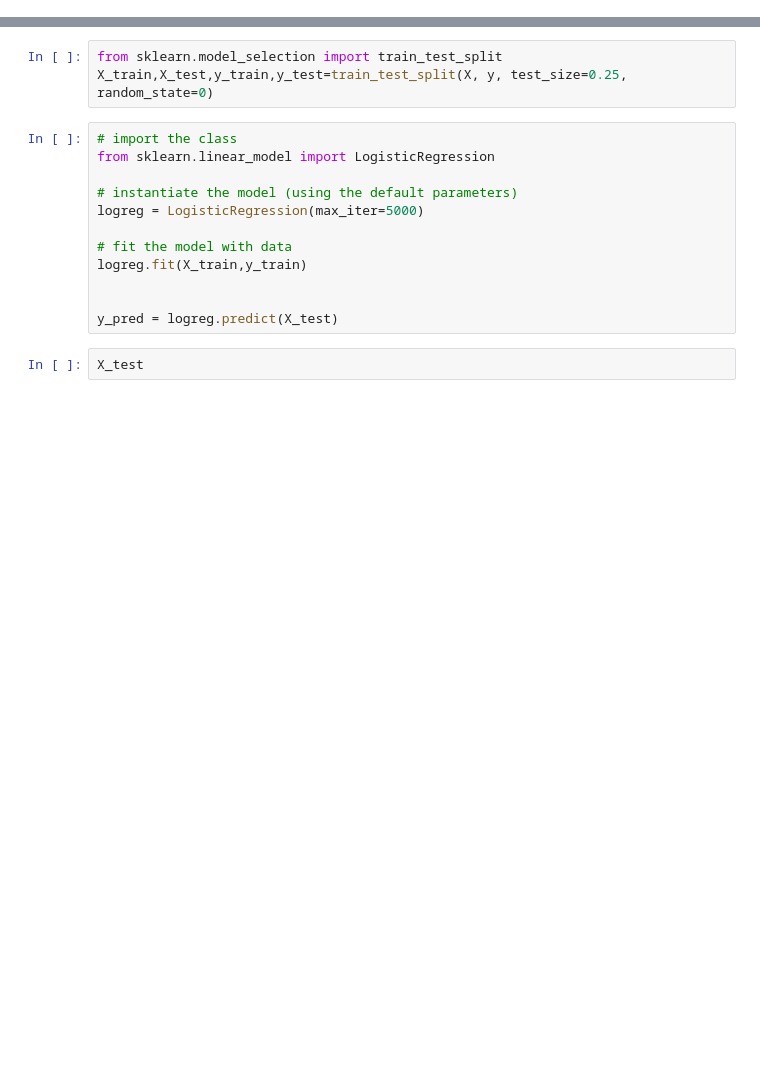
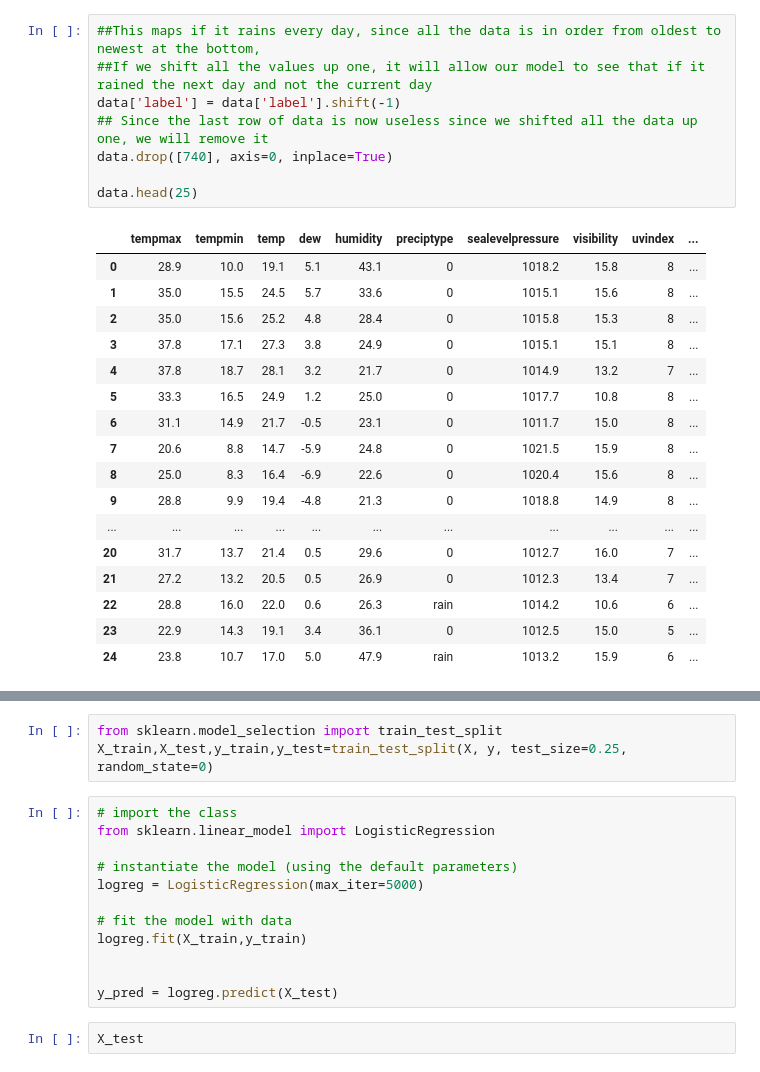
Before and after one commit to lcurtis541/CS334-AML, a Jupyter notebook: HW4/BoiseRainLogisticRegression.ipynb, the cells around one changed output, grey strips where cells are left out. Drawn from its saved outputs; the diff is of its cells as text; blank space fills up the shorter version.

```diff
--- a/HW4/BoiseRainLogisticRegression.ipynb
+++ b/HW4/BoiseRainLogisticRegression.ipynb
@@ -37,6 +40,32 @@ data
 | 739 | 28.8 | 12.8 | 19.8 | -2.4 | 23.4 | 0 | 1015.7 | 11.2 | 8 | ... |
 | 740 | 30.6 | 12.7 | 21.2 | -2.3 | 22.7 | 0 | 1017.1 | 10.1 | 8 | ... |
 741 rows × 10 columns
+# %%
+##This maps if it rains every day, since all the data is in order from oldest to newest at the bottom,
+##If we shift all the values up one, it will allow our model to see that if it rained the next day and not the current day
+data['label'] = data['label'].shift(-1)
+## Since the last row of data is now useless since we shifted all the data up one, we will remove it
+data.drop([740], axis=0, inplace=True)
+
+data.head(25)
+# %% [output]
+|  | tempmax | tempmin | temp | dew | humidity | preciptype | sealevelpressure | visibility | uvindex | ... |
+| 0 | 28.9 | 10.0 | 19.1 | 5.1 | 43.1 | 0 | 1018.2 | 15.8 | 8 | ... |
+| 1 | 35.0 | 15.5 | 24.5 | 5.7 | 33.6 | 0 | 1015.1 | 15.6 | 8 | ... |
+| 2 | 35.0 | 15.6 | 25.2 | 4.8 | 28.4 | 0 | 1015.8 | 15.3 | 8 | ... |
+| 3 | 37.8 | 17.1 | 27.3 | 3.8 | 24.9 | 0 | 1015.1 | 15.1 | 8 | ... |
+| 4 | 37.8 | 18.7 | 28.1 | 3.2 | 21.7 | 0 | 1014.9 | 13.2 | 7 | ... |
+| 5 | 33.3 | 16.5 | 24.9 | 1.2 | 25.0 | 0 | 1017.7 | 10.8 | 8 | ... |
+| 6 | 31.1 | 14.9 | 21.7 | -0.5 | 23.1 | 0 | 1011.7 | 15.0 | 8 | ... |
+| 7 | 20.6 | 8.8 | 14.7 | -5.9 | 24.8 | 0 | 1021.5 | 15.9 | 8 | ... |
+| 8 | 25.0 | 8.3 | 16.4 | -6.9 | 22.6 | 0 | 1020.4 | 15.6 | 8 | ... |
+| 9 | 28.8 | 9.9 | 19.4 | -4.8 | 21.3 | 0 | 1018.8 | 14.9 | 8 | ... |
+| ... | ... | ... | ... | ... | ... | ... | ... | ... | ... | ... |
+| 20 | 31.7 | 13.7 | 21.4 | 0.5 | 29.6 | 0 | 1012.7 | 16.0 | 7 | ... |
+| 21 | 27.2 | 13.2 | 20.5 | 0.5 | 26.9 | 0 | 1012.3 | 13.4 | 7 | ... |
+| 22 | 28.8 | 16.0 | 22.0 | 0.6 | 26.3 | rain | 1014.2 | 10.6 | 6 | ... |
+| 23 | 22.9 | 14.3 | 19.1 | 3.4 | 36.1 | 0 | 1012.5 | 15.0 | 5 | ... |
+| 24 | 23.8 | 10.7 | 17.0 | 5.0 | 47.9 | rain | 1013.2 | 15.9 | 6 | ... |
 # %%
 ##I will now drop the perciptype so the model does not recognize it as a reliable indicator
 data.drop(["preciptype"],axis=1)
```
Also changed, not shown: parts of 8 cells of this notebook.
